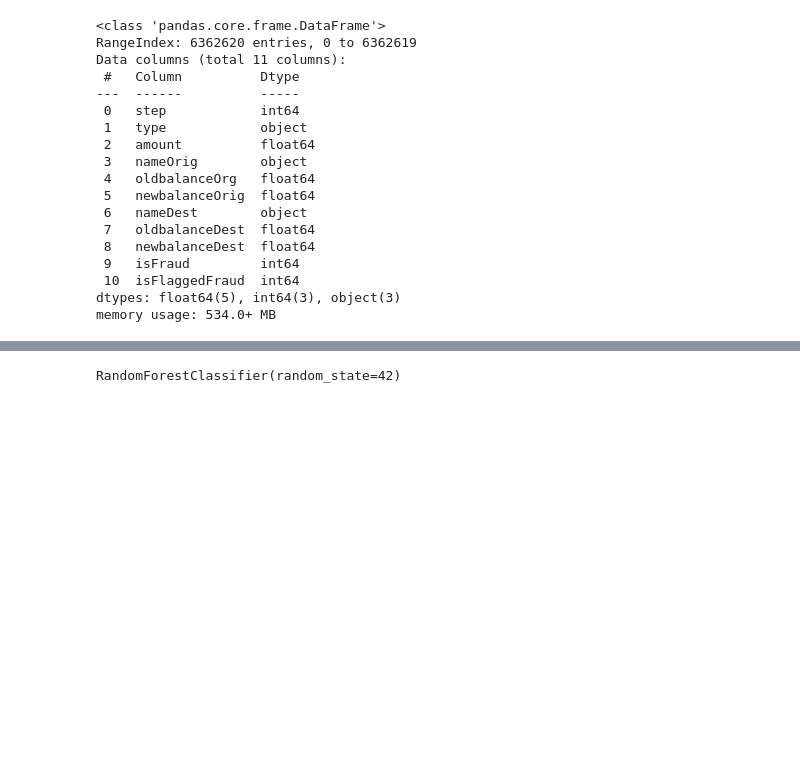
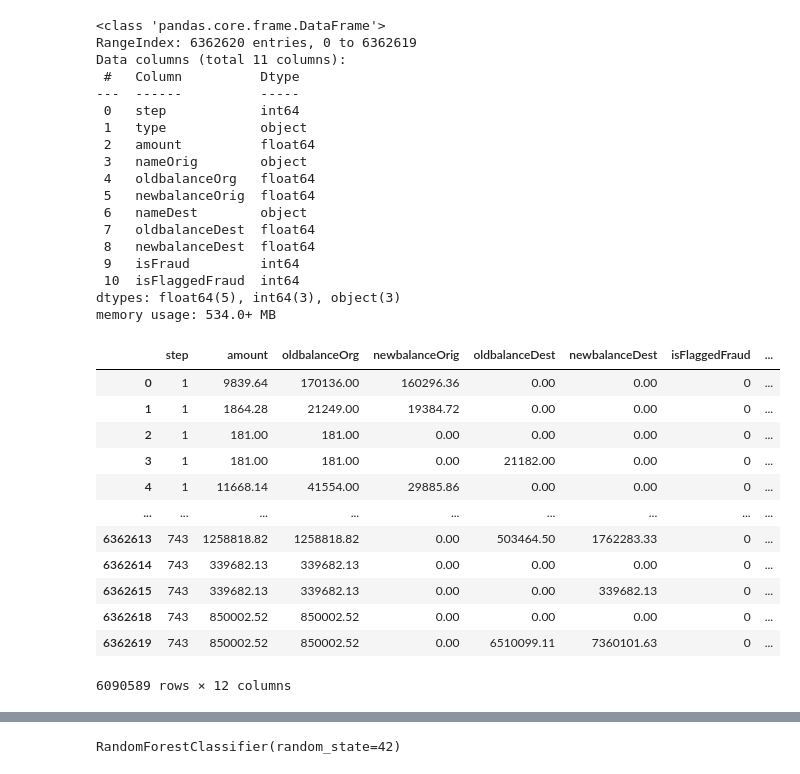
Before and after one commit to Svastikkka/Fraudulent-Transactions, a Jupyter notebook: fraud_detection_script.ipynb, the cells around one changed output, grey strips where cells are left out. Cells and saved outputs as stored; diff of their text form; code cells hidden in the pictures; blank space fills up the shorter version.

```diff
--- a/fraud_detection_script.ipynb
+++ b/fraud_detection_script.ipynb
@@ -49,5 +51,43 @@ data = pd.get_dummies(data, columns=['type'], drop_first=True)
 # %%
 # Feature Engineering
 data['balance_change'] = data['newbalanceOrig'] - data['oldbalanceOrg']
+# %%
+# Handling Outliers
+z_scores = np.abs(stats.zscore(data[['amount', 'oldbalanceOrg', 'newbalanceOrig', 'oldbalanceDest', 'newbalanceDest']]))
+outlier_threshold = 3
+data_no_outliers = data[(z_scores < outlier_threshold).all(axis=1)]
+# %%
+import statsmodels.api as sm
+
+def calculate_vif(X, thresh=10.0):
+    vif_data = pd.DataFrame()
+    vif_data["Feature"] = X.columns
+    vif_data["VIF"] = [sm.OLS(X.iloc[:, i], X.drop(X.columns[i], axis=1)).fit().rsquared for i in range(X.shape[1])]
+    cols_to_drop = []
+    for i in range(X.shape[1]):
+        vif = vif_data.iloc[i]["VIF"]
+        if vif > thresh:
+            cols_to_drop.append(vif_data.iloc[i]["Feature"])
+    X.drop(columns=cols_to_drop, inplace=True)
+    return X
+
+# Handling Multi-collinearity (VIF calculation)
+X = data_no_outliers.drop(['isFraud'], axis=1)
+X = calculate_vif(X)
+X
+# %% [output]
+|  | step | amount | oldbalanceOrg | newbalanceOrig | oldbalanceDest | newbalanceDest | isFlaggedFraud | ... |
+| 0 | 1 | 9839.64 | 170136.00 | 160296.36 | 0.00 | 0.00 | 0 | ... |
+| 1 | 1 | 1864.28 | 21249.00 | 19384.72 | 0.00 | 0.00 | 0 | ... |
+| 2 | 1 | 181.00 | 181.00 | 0.00 | 0.00 | 0.00 | 0 | ... |
+| 3 | 1 | 181.00 | 181.00 | 0.00 | 21182.00 | 0.00 | 0 | ... |
+| 4 | 1 | 11668.14 | 41554.00 | 29885.86 | 0.00 | 0.00 | 0 | ... |
+| ... | ... | ... | ... | ... | ... | ... | ... | ... |
+| 6362613 | 743 | 1258818.82 | 1258818.82 | 0.00 | 503464.50 | 1762283.33 | 0 | ... |
+| 6362614 | 743 | 339682.13 | 339682.13 | 0.00 | 0.00 | 0.00 | 0 | ... |
+| 6362615 | 743 | 339682.13 | 339682.13 | 0.00 | 0.00 | 339682.13 | 0 | ... |
+| 6362618 | 743 | 850002.52 | 850002.52 | 0.00 | 0.00 | 0.00 | 0 | ... |
+| 6362619 | 743 | 850002.52 | 850002.52 | 0.00 | 6510099.11 | 7360101.63 | 0 | ... |
+6090589 rows × 12 columns
 # %%
 # Prepare data for model training
```
Also changed, not shown: parts of 13 cells of this notebook.
